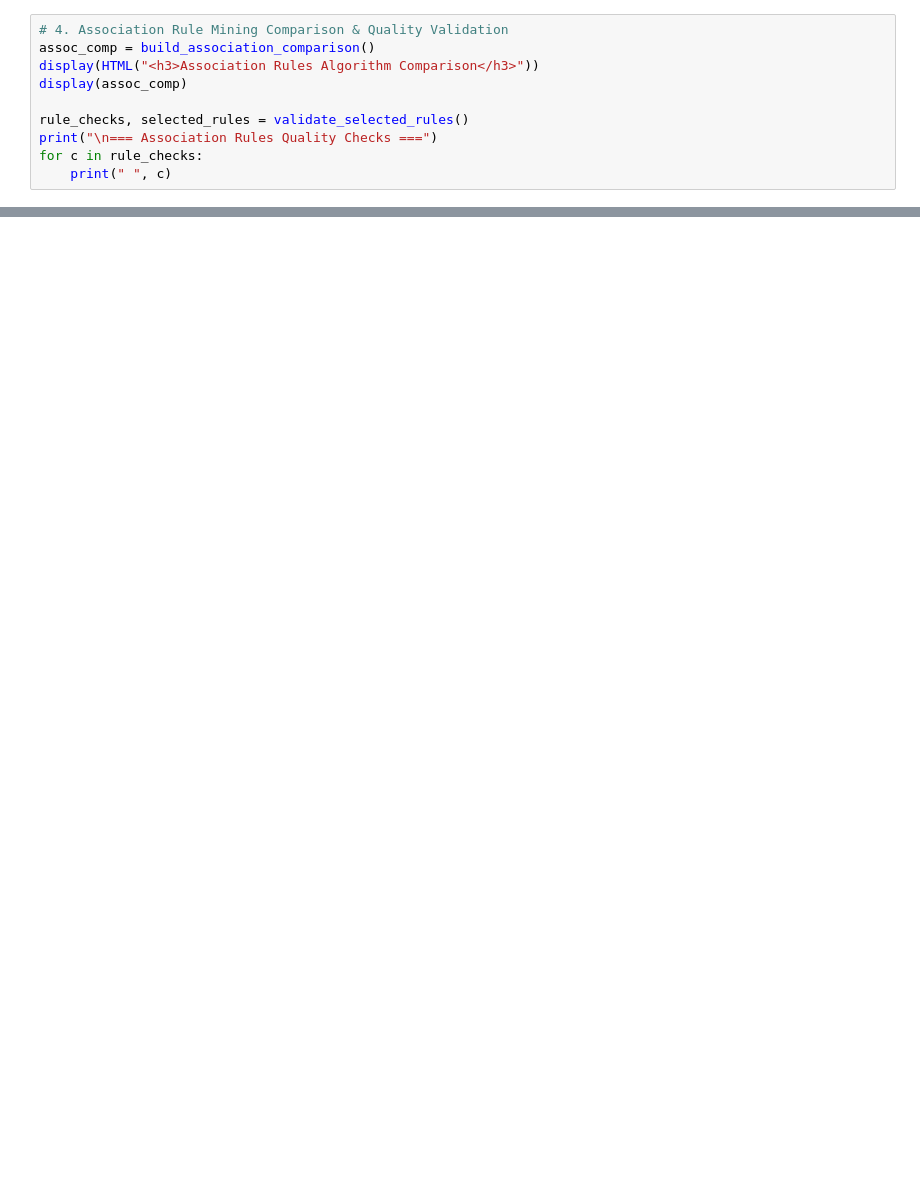
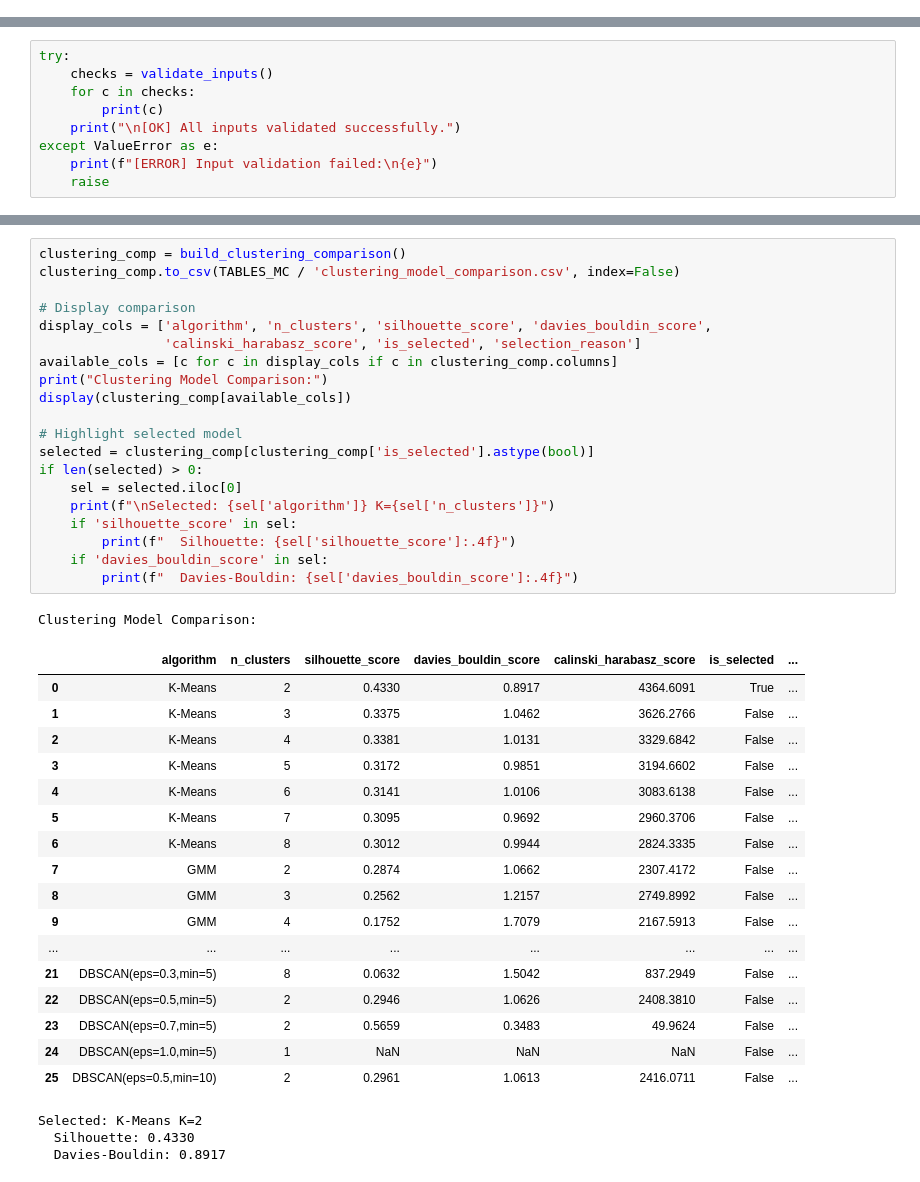
Before and after one commit to HungTruong-github/Data-mining, a Jupyter notebook: notebooks/07_model_comparison_and_insights.ipynb, the cells around one changed output, grey strips where cells are left out. Drawn from its saved outputs; the diff is of its cells as text; blank space fills up the shorter version.

```diff
--- a/notebooks/07_model_comparison_and_insights.ipynb
+++ b/notebooks/07_model_comparison_and_insights.ipynb
@@ -111,10 +0,0 @@ Classification Model Comparison
-# %%
-# 4. Association Rule Mining Comparison & Quality Validation
-assoc_comp = build_association_comparison()
-display(HTML("<h3>Association Rules Algorithm Comparison</h3>"))
-display(assoc_comp)
-
-rule_checks, selected_rules = validate_selected_rules()
-print("\n=== Association Rules Quality Checks ===")
-for c in rule_checks:
-    print(" ", c)
@@ -240,0 +54,9 @@ Manifest JSON:   outputs/evidence/pipeline_manifest.json
+# %%
+try:
+    checks = validate_inputs()
+    for c in checks:
+        print(c)
+    print("\n[OK] All inputs validated successfully.")
+except ValueError as e:
+    print(f"[ERROR] Input validation failed:\n{e}")
+    raise
@@ -240,0 +83,42 @@ Manifest JSON:   outputs/evidence/pipeline_manifest.json
+# %%
+clustering_comp = build_clustering_comparison()
+clustering_comp.to_csv(TABLES_MC / 'clustering_model_comparison.csv', index=False)
+
+# Display comparison
+display_cols = ['algorithm', 'n_clusters', 'silhouette_score', 'davies_bouldin_score',
+                'calinski_harabasz_score', 'is_selected', 'selection_reason']
+available_cols = [c for c in display_cols if c in clustering_comp.columns]
+print("Clustering Model Comparison:")
+display(clustering_comp[available_cols])
+
+# Highlight selected model
+selected = clustering_comp[clustering_comp['is_selected'].astype(bool)]
+if len(selected) > 0:
+    sel = selected.iloc[0]
+    print(f"\nSelected: {sel['algorithm']} K={sel['n_clusters']}")
+    if 'silhouette_score' in sel:
+        print(f"  Silhouette: {sel['silhouette_score']:.4f}")
+    if 'davies_bouldin_score' in sel:
+        print(f"  Davies-Bouldin: {sel['davies_bouldin_score']:.4f}")
+# %% [output]
+Clustering Model Comparison:
+|  | algorithm | n_clusters | silhouette_score | davies_bouldin_score | calinski_harabasz_score | is_selected | ... |
+| 0 | K-Means | 2 | 0.4330 | 0.8917 | 4364.6091 | True | ... |
+| 1 | K-Means | 3 | 0.3375 | 1.0462 | 3626.2766 | False | ... |
+| 2 | K-Means | 4 | 0.3381 | 1.0131 | 3329.6842 | False | ... |
+| 3 | K-Means | 5 | 0.3172 | 0.9851 | 3194.6602 | False | ... |
+| 4 | K-Means | 6 | 0.3141 | 1.0106 | 3083.6138 | False | ... |
+| 5 | K-Means | 7 | 0.3095 | 0.9692 | 2960.3706 | False | ... |
+| 6 | K-Means | 8 | 0.3012 | 0.9944 | 2824.3335 | False | ... |
+| 7 | GMM | 2 | 0.2874 | 1.0662 | 2307.4172 | False | ... |
+| 8 | GMM | 3 | 0.2562 | 1.2157 | 2749.8992 | False | ... |
+| 9 | GMM | 4 | 0.1752 | 1.7079 | 2167.5913 | False | ... |
+| ... | ... | ... | ... | ... | ... | ... | ... |
+| 21 | DBSCAN(eps=0.3,min=5) | 8 | 0.0632 | 1.5042 | 837.2949 | False | ... |
+| 22 | DBSCAN(eps=0.5,min=5) | 2 | 0.2946 | 1.0626 | 2408.3810 | False | ... |
+| 23 | DBSCAN(eps=0.7,min=5) | 2 | 0.5659 | 0.3483 | 49.9624 | False | ... |
+| 24 | DBSCAN(eps=1.0,min=5) | 1 | NaN | NaN | NaN | False | ... |
+| 25 | DBSCAN(eps=0.5,min=10) | 2 | 0.2961 | 1.0613 | 2416.0711 | False | ... |
+Selected: K-Means K=2
+  Silhouette: 0.4330
+  Davies-Bouldin: 0.8917
```
Also changed, not shown: parts of 33 cells of this notebook, 31 other files.
